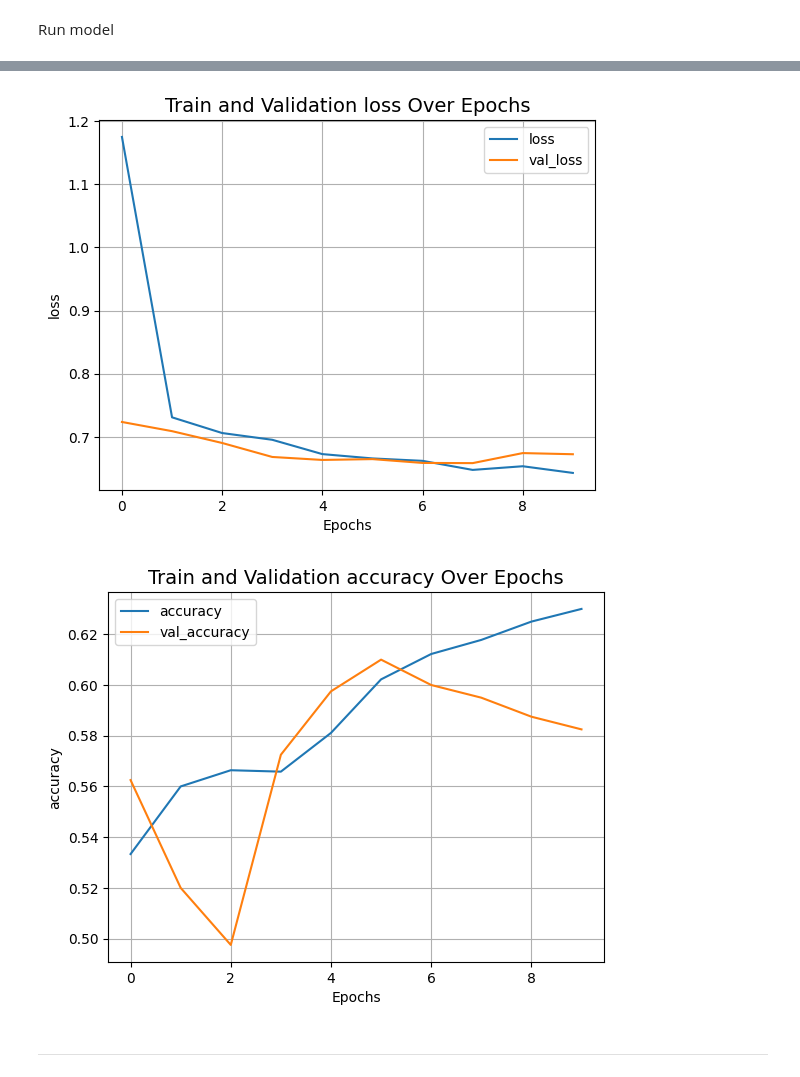
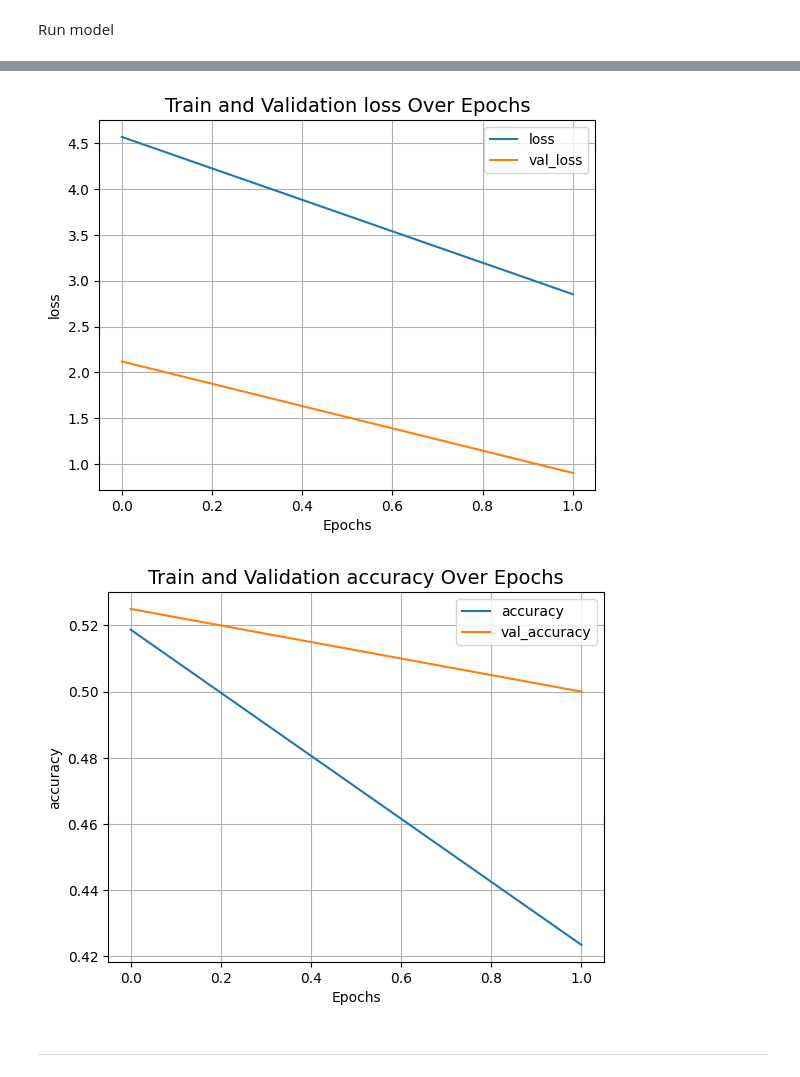
Before and after one commit to viniciushgiovanini/VIT-dog-cat, a Jupyter notebook: VIT_keras.ipynb, the cells around one changed output, grey strips where cells are left out. Saved outputs shown, nothing was run; the diff lists cells and outputs as text; code cells hidden in the pictures.

```diff
--- a/VIT_keras.ipynb
+++ b/VIT_keras.ipynb
@@ -12,7 +12,7 @@ Hyperparameters
 learning_rate = 0.001
 weight_decay = 0.0001
 batch_size = 32
-num_epochs = 10  # For real training, use num_epochs=100. 10 is a test value
+num_epochs = 2  # For real training, use num_epochs=100. 10 is a test value
 image_size = 200  # We'll resize input images to this size
 patch_size = 16  # Size of the patches to be extract from the input images
 num_patches = (image_size // patch_size) ** 2
@@ -219,9 +212,9 @@ Build VIT Model
 def create_vit_classifier():
     inputs = keras.Input(shape=input_shape)
     # Augment data.
-    augmented = data_augmentation(inputs)
+    # augmented = data_augmentation(inputs)
     # Create patches.
-    patches = Patches(patch_size)(augmented)
+    patches = Patches(patch_size)(inputs)
     # Encode patches.
     encoded_patches = PatchEncoder(num_patches, projection_dim)(patches)
 
@@ -282,17 +275,21 @@ def run_experiment(model):
     )
 
     history = model.fit(
-        x=x_train,
-        y=y_train,
+        train_generator,
+        # steps_per_epoch=len(train_generator),
+        steps_per_epoch=10,
         batch_size=batch_size,
         epochs=num_epochs,
+        validation_data=test_generator,
+        validation_steps=10,
+        # validation_steps=len(test_generator),
         validation_split=0.1,
         callbacks=[checkpoint_callback],
     )
 
 
     model.load_weights(checkpoint_filepath)
-    _, accuracy = model.evaluate(x_test, y_test)
+    _, accuracy = model.evaluate(test_generator)
     print(f"Test accuracy: {round(accuracy * 100, 2)}%")
 
     return history
@@ -337,5 +323,5 @@ Test accuracy: 61.08%
-[figure, old version]
+[figure, new version]
-[figure, old version]
+[figure, new version]
 # %% [markdown]
 ---
 # %% [markdown]
```
Also changed, not shown: parts of 5 cells of this notebook, 3 other files.
